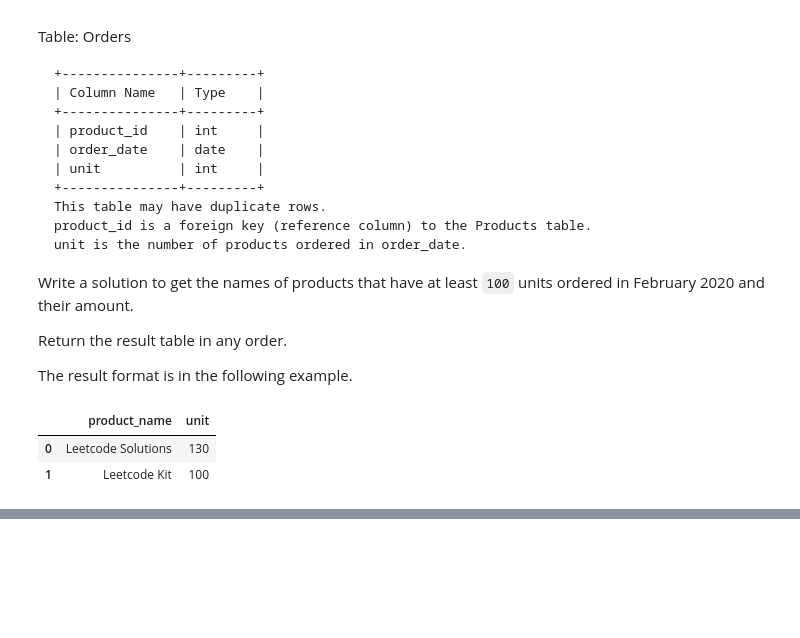
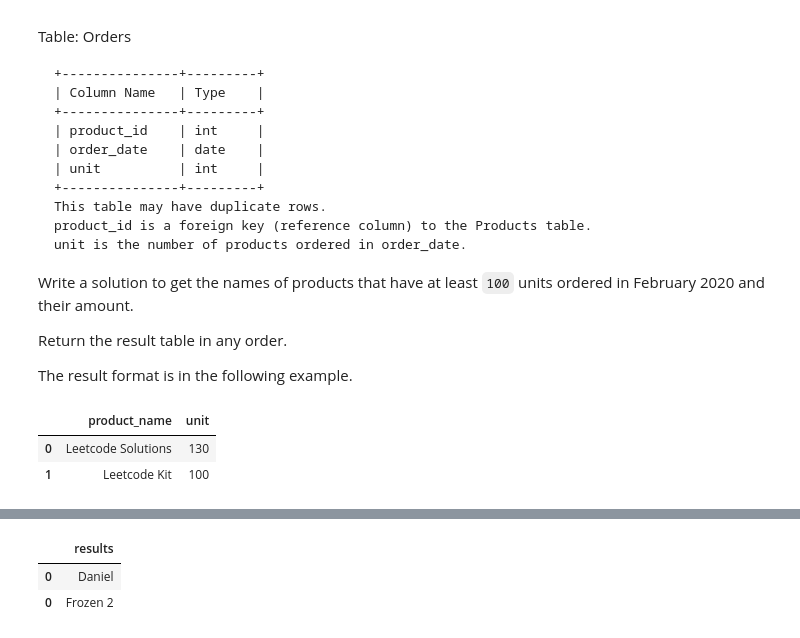
Before and after one commit to drwslv/LeetCode-Pandas, a Jupyter notebook: examples_1.ipynb, the cells around one changed output, grey strips where cells are left out. Cells and saved outputs as stored; diff of their text form; code cells hidden in the pictures; blank space fills up the shorter version.

```diff
--- a/examples_1.ipynb
+++ b/examples_1.ipynb
@@ -2776,0 +2826,30 @@ list_products(products, orders)
+# %%
+# Beats 46.82%
+
+def movie_rating_fun(movies: pd.DataFrame, users: pd.DataFrame, movie_rating: pd.DataFrame) -> pd.DataFrame:
+    top_users = movie_rating.groupby('user_id', as_index=False).agg(count=('movie_id','count'))
+    top_users = top_users[ top_users['count'] == top_users['count'].max() ]
+    result_user = pd.merge(top_users, users, how='left', on='user_id').sort_values('name', ascending=True)[['name']].head(1)
+    result_user.columns=['results']
+
+    movie_rating['month'] = movie_rating['created_at'].dt.to_period('M')
+    top_movies = movie_rating[ movie_rating['month']=='2020-02' ]
+    top_movies = top_movies.groupby(['movie_id'], as_index=False).agg(rating_avg=('rating','mean'))
+    top_movies = top_movies[ top_movies['rating_avg'] == top_movies['rating_avg'].max() ]
+    result_movie = pd.merge(top_movies, movies, how='left', on='movie_id').sort_values('title', ascending=True)[['title']].head(1)
+    result_movie.columns=['results']
+
+    return pd.concat([result_user, result_movie], axis=0)
+# %%
+data = [[1, 'Avengers'], [2, 'Frozen 2'], [3, 'Joker']]
+movies = pd.DataFrame(data, columns=['movie_id', 'title']).astype({'movie_id':'Int64', 'title':'object'})
+data = [[1, 'Daniel'], [2, 'Monica'], [3, 'Maria'], [4, 'James']]
+users = pd.DataFrame(data, columns=['user_id', 'name']).astype({'user_id':'Int64', 'name':'object'})
+data = [[1, 1, 3, '2020-01-12'], [1, 2, 4, '2020-02-11'], [1, 3, 2, '2020-02-12'], [1, 4, 1, '2020-01-01'], [2, 1, 5, '2020-02-17'], [2, 2, 2, '2020-02-01'], [2, 3, 2, '2020-03-01'], [3, 1, 3, '2020-02-22'], [3, 2, 4, '2020-02-25']]
+movie_rating = pd.DataFrame(data, columns=['movie_id', 'user_id', 'rating', 'created_at']).astype({'movie_id':'Int64', 'user_id':'Int64', 'rating':'Int64', 'created_at':'datetime64[ns]'})
+# %%
+movie_rating_fun(movies, users, movie_rating)
+# %% [output]
+|  | results |
+| 0 | Daniel |
+| 0 | Frozen 2 |
```
Also changed, not shown: parts of 1 cell of this notebook.
